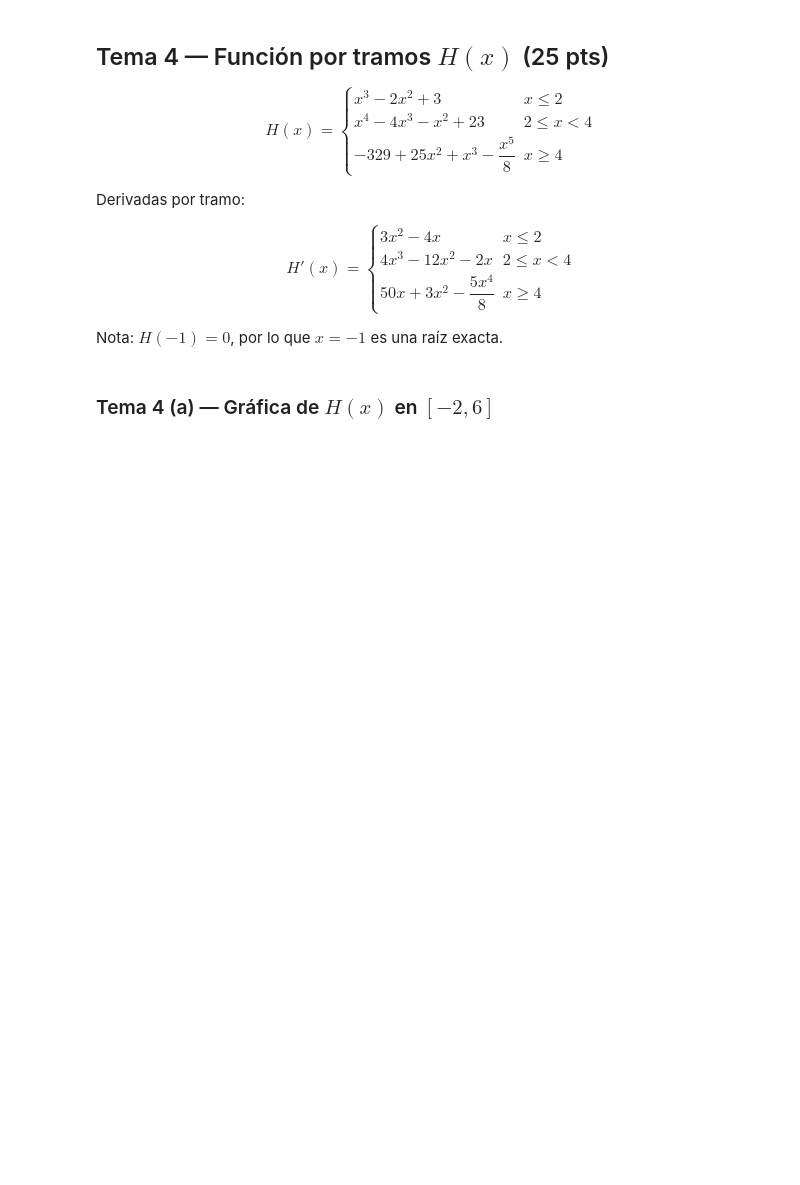
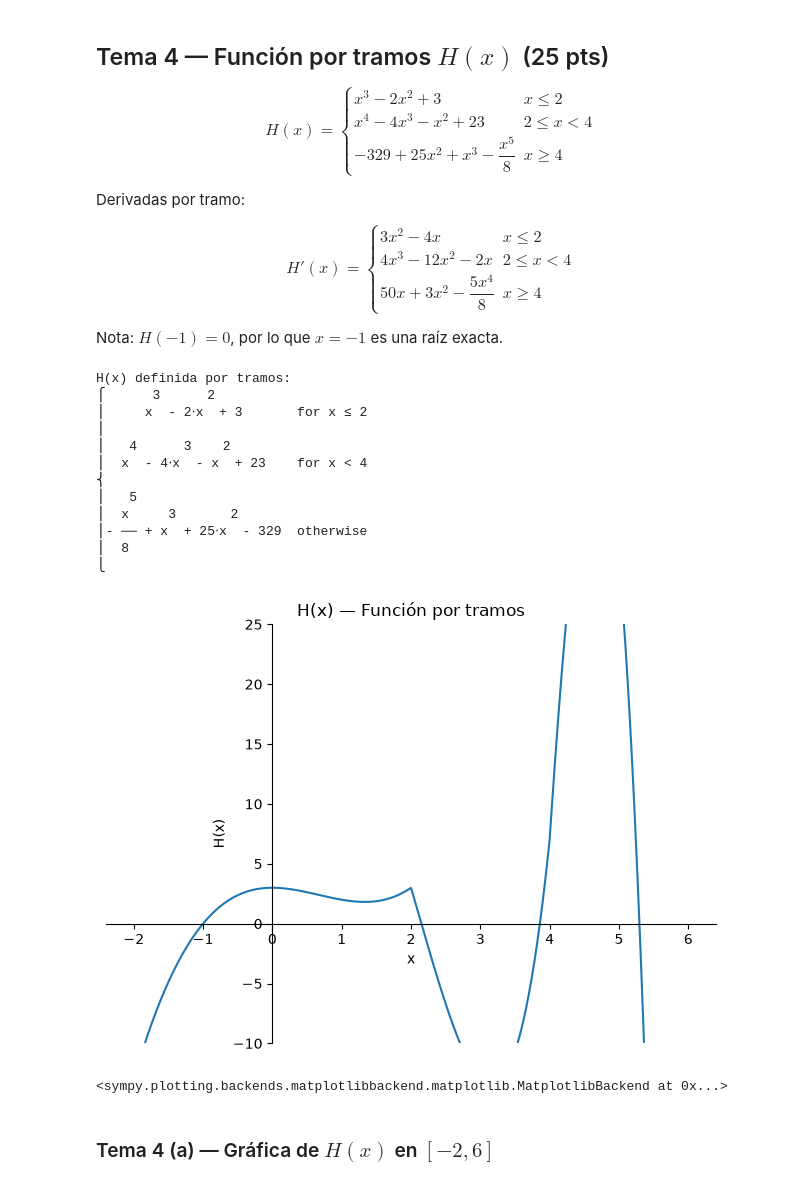
Before and after one commit to MrCabsNotFound/Calculo-Multivariable, a Jupyter notebook: 16_Python03_Solucion.ipynb, the cells around one changed output. Cells and saved outputs as stored; diff of their text form; code cells hidden in the pictures; blank space fills up the shorter version.

```diff
--- a/16_Python03_Solucion.ipynb
+++ b/16_Python03_Solucion.ipynb
@@ -282,31 +541,34 @@ $$H'(x)=\begin{cases} 3x^2 - 4x & x \le 2\\[4pt] 4x^3 - 12x^2 - 2x & 2 \le x < 4
 
 Nota: $H(-1)=0$, por lo que $x=-1$ es una raíz exacta.
 # %%
-def H(x):
-    """Función por tramos H(x). Acepta escalar o arreglo de numpy."""
-    x = np.asarray(x, dtype=float)
-    y = np.empty_like(x)
-    y = np.where(x <= 2,
-                 x**3 - 2*x**2 + 3,
-                 np.where(x < 4,
-                          x**4 - 4*x**3 - x**2 + 23,
-                          -329 + 25*x**2 + x**3 - x**5/8))
-    return y if y.shape else float(y)
+H = sp.Piecewise(
+    (x**3 - 2*x**2 + 3,                    x <= 2),
+    (x**4 - 4*x**3 - x**2 + 23,            x < 4),
+    (-329 + 25*x**2 + x**3 - x**5/8,       True)
+)
 
-def dH(x):
-    """Derivada por tramos H'(x)."""
-    x = np.asarray(x, dtype=float)
-    y = np.where(x <= 2,
-                 3*x**2 - 4*x,
-                 np.where(x < 4,
-                          4*x**3 - 12*x**2 - 2*x,
-                          50*x + 3*x**2 - 5*x**4/8))
-    return y if y.shape else float(y)
+print('H(x) definida por tramos:')
+sp.pprint(H)
 
-# Verificación de valores clave
-print("Valores de H en puntos clave:")
-for xi in [-1, 0, 2, 3, 4]:
-    print(f"  H({xi:2d}) = {H(xi):8.3f}")
+sp.plot(H, (x, -2, 6),
+        title='H(x) — Función por tramos',
+        xlabel='x', ylabel='H(x)',
+        ylim=(-10, 25))
+# %% [output]
+H(x) definida por tramos:
+⎧      3      2
+⎪     x  - 2⋅x  + 3       for x ≤ 2
+⎪
+⎪   4      3    2
+⎪  x  - 4⋅x  - x  + 23    for x < 4
+⎨
+⎪   5
+⎪  x     3       2
+⎪- ── + x  + 25⋅x  - 329  otherwise
+⎪  8
+⎩
+[figure, added]
+<sympy.plotting.backends.matplotlibbackend.matplotlib.MatplotlibBackend at 0x...>
 # %% [markdown]
 ### Tema 4 (a) — Gráfica de $H(x)$ en $[-2,6]$
 # %%
```
Also changed, not shown: parts of 29 cells of this notebook, 7 other files.
